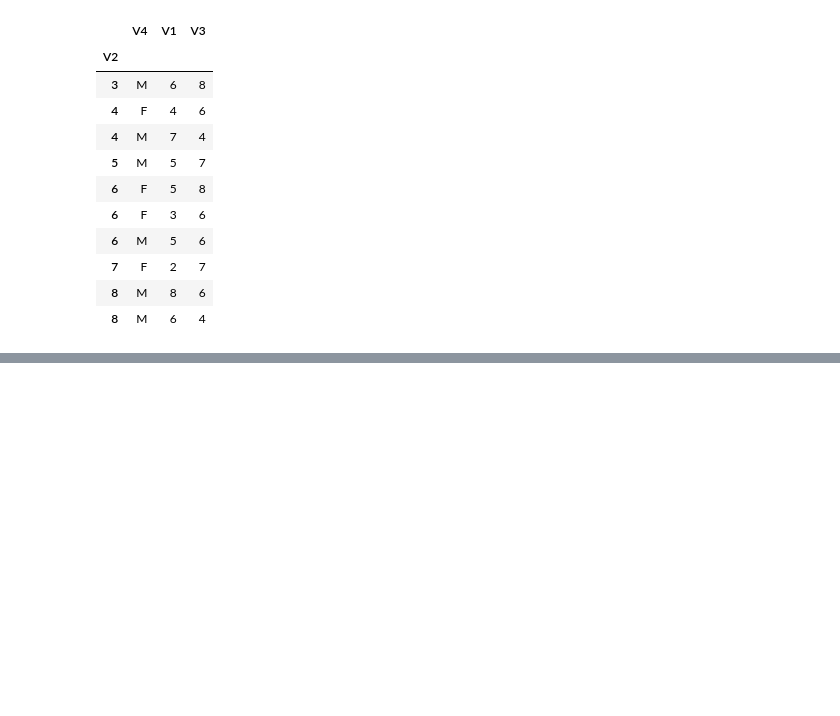
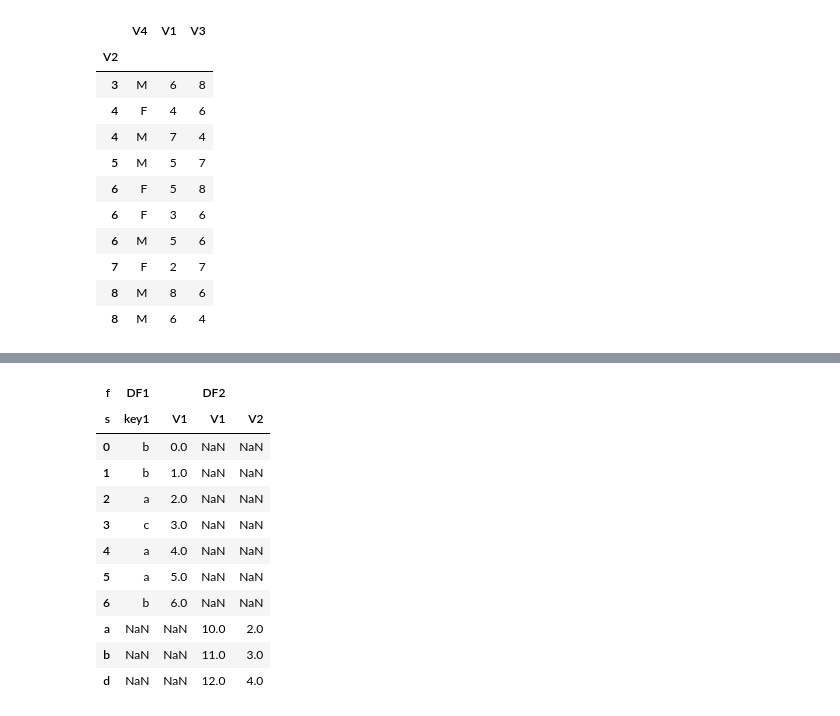
Before and after one commit to BerniceLee/ywpython, a Jupyter notebook: 0617_pandas2.ipynb, the cells around one changed output, grey strips where cells are left out. Saved outputs shown, nothing was run; the diff lists cells and outputs as text; code cells hidden in the pictures; blank space fills up the shorter version.

```diff
--- a/0617_pandas2.ipynb
+++ b/0617_pandas2.ipynb
@@ -801,0 +1014,8 @@ V2
+# %%
+# key 변수로 사용할 변수명이 서로 다른 경우, on="변수명" 에서는 한꺼번에 지정이 불가함
+# 이럴땐 왼쪽테이블은 left_on, 오른쪽테이블은 right_on 각각 기준변수명을 지정해준다.
+
+df1=DataFrame({"key1":["b", "b", "a", "c", "a", "a", "b"], "V1":range(7)})
+df2=DataFrame({"V1":range(10,13), "V2":range(2,5)}, index=["a", "b", "d"])
+
+pd.merge(df1, df2, left_on=["key1"], right_index=True, how="outer", sort=True)
@@ -801,0 +1159,17 @@ V2
+# %%
+# 열 결합시 각 계층 index 값에 별도의 이름 붙이기
+
+pd.concat([df1,df2], axis=1, sort=True, keys=["DF1", "DF2"], names=["f", "s"], )
+# %% [output]
+| f | DF1 |  | DF2 |  |
+| s | key1 | V1 | V1 | V2 |
+| 0 | b | 0.0 | NaN | NaN |
+| 1 | b | 1.0 | NaN | NaN |
+| 2 | a | 2.0 | NaN | NaN |
+| 3 | c | 3.0 | NaN | NaN |
+| 4 | a | 4.0 | NaN | NaN |
+| 5 | a | 5.0 | NaN | NaN |
+| 6 | b | 6.0 | NaN | NaN |
+| a | NaN | NaN | 10.0 | 2.0 |
+| b | NaN | NaN | 11.0 | 3.0 |
+| d | NaN | NaN | 12.0 | 4.0 |
```
Also changed, not shown: parts of 44 cells of this notebook.
